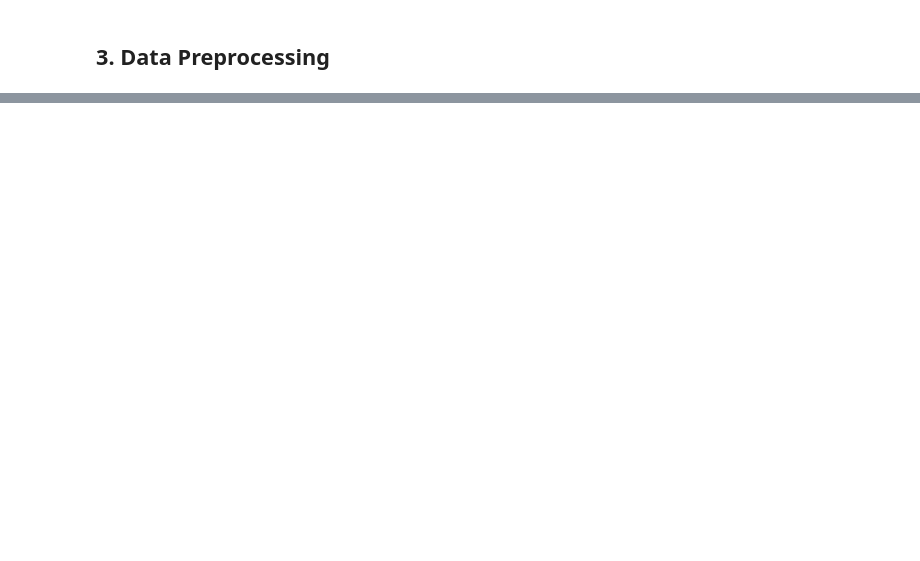
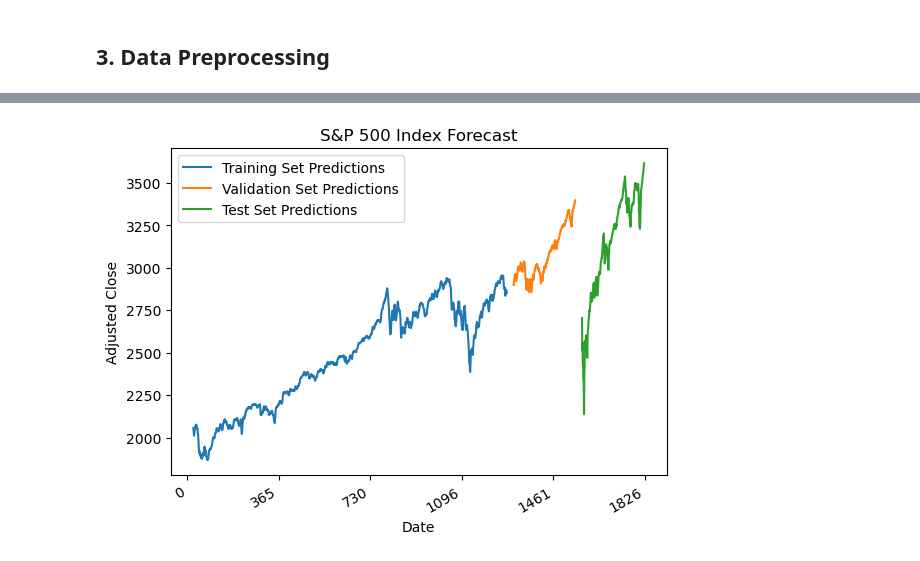
Before and after one commit to JaimeRLA/SYP500-Timeseries-RNN-Forecasting, a Jupyter notebook: Time-Series Forecasting on the S&P 500.ipynb, the cells around one changed output, grey strips where cells are left out. Saved outputs shown, nothing was run; the diff lists cells and outputs as text; code cells hidden in the pictures; blank space fills up the shorter version.

```diff
--- a/Time-Series Forecasting on the S&P 500.ipynb
+++ b/Time-Series Forecasting on the S&P 500.ipynb
@@ -201,6 +205,10 @@ train_df_scaled['Adj Close'] = scaler.fit_transform(train_df[['Adj Close']])
 # Transform validation and test sets using the same scaler
 val_df_scaled['Adj Close'] = scaler.transform(val_df[['Adj Close']])
 test_df_scaled['Adj Close'] = scaler.transform(test_df[['Adj Close']])
+
+train_df_scaled.set_index(train_df_scaled.columns[0], inplace=True)
+val_df_scaled.set_index(val_df_scaled.columns[0], inplace=True)
+test_df_scaled.set_index(test_df_scaled.columns[0], inplace=True)
 # %%
 def create_dataset(orig_dataset, window_size=1):
     data_x, data_y = [], []
@@ -220,0 +437,41 @@ X_test = np.reshape(X_test, (X_test.shape[0], 1, X_test.shape[1]))
+# %%
+df = df.set_index("Date")
+
+# Un-scale the predictions
+train_pred = scaler.inverse_transform(train_pred)
+validation_pred = scaler.inverse_transform(validation_pred)
+test_pred = scaler.inverse_transform(test_pred)
+
+# Un-window the training predictions
+plot_train_pred = np.empty((len(df), 1))
+plot_train_pred[:] = np.nan
+plot_train_pred[window_size:len(train_pred) + window_size, :] = train_pred
+
+# Un-window the validation predictions
+plot_validation_pred = np.empty((len(df), 1))
+plot_validation_pred[:] = np.nan
+plot_validation_pred[len(train_pred) + (window_size * 2) + 1:len(train_pred) + len(validation_pred) + (window_size * 2) + 1, :] = validation_pred
+
+# Un-window the test predictions
+plot_test_pred = np.empty((len(df), 1))
+plot_test_pred[:] = np.nan
+plot_test_pred[len(train_pred) + len(validation_pred) + (window_size * 3) + 2:len(df) - 1, :] = test_pred
+# %%
+
+
+# Plot the predictions
+plt.plot(plot_train_pred, label="Training Set Predictions")
+plt.plot(plot_validation_pred, label="Validation Set Predictions")
+plt.plot(plot_test_pred, label="Test Set Predictions")
+
+# Add title, axis labels, and a legend
+plt.title('S&P 500 Index Forecast')
+plt.xlabel('Date')
+plt.xticks(rotation=45)
+plt.gca().xaxis.set_major_locator(mdates.YearLocator())
+plt.gcf().autofmt_xdate()
+plt.ylabel('Adjusted Close')
+plt.legend()
+plt.show()
+# %% [output]
+[figure, added]
```
Also changed, not shown: parts of 19 cells of this notebook.
